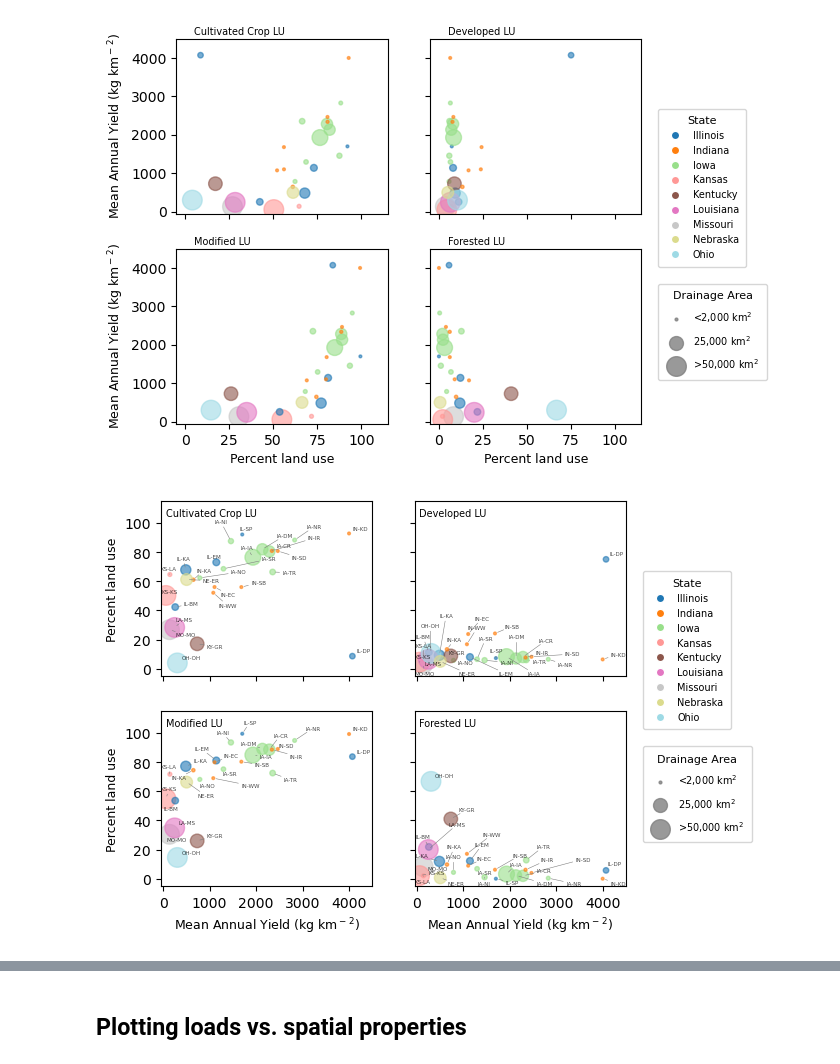
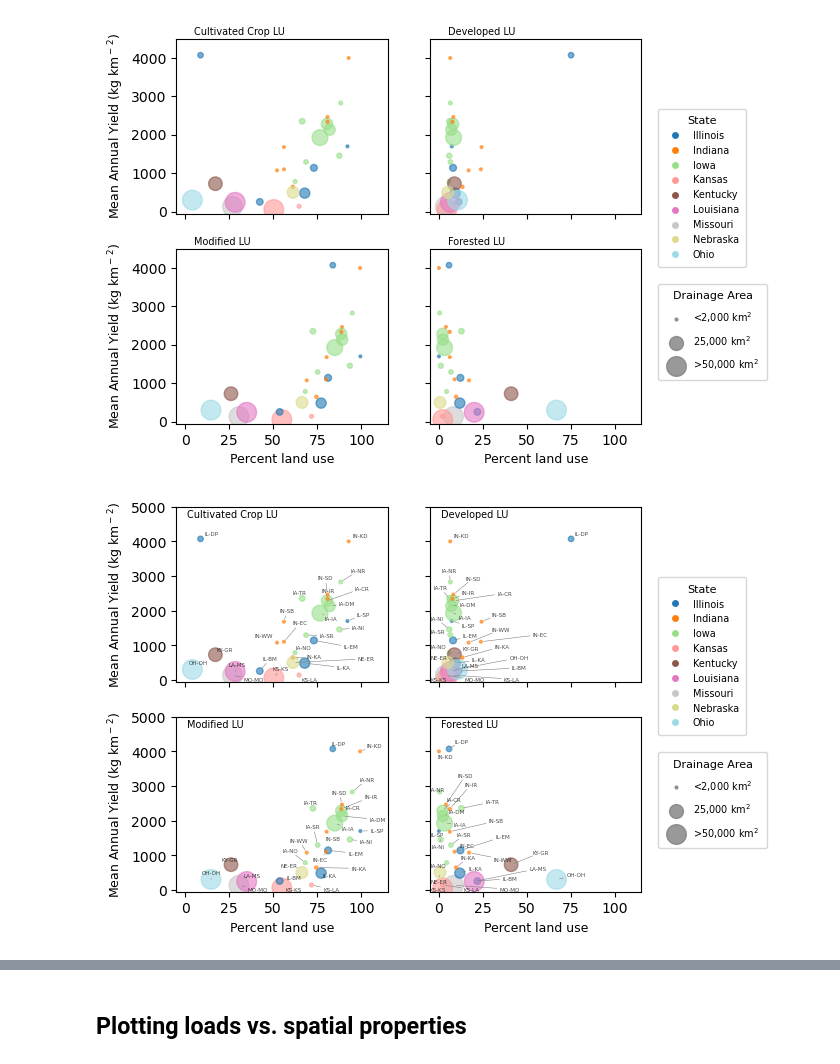
Before and after one commit to danykakbyrnes/STREAM_seasonality, a Jupyter notebook: spatial_data_exploration.ipynb, the cells around one changed output, grey strips where cells are left out. Drawn from its saved outputs; the diff is of its cells as text; code cells hidden in the pictures.

```diff
--- a/spatial_data_exploration.ipynb
+++ b/spatial_data_exploration.ipynb
@@ -220,38 +220,42 @@ size = np.clip(site_load_lu['drainagearea_sqkm'], 1000, 50000)/ marker_scale
 state_codes = site_load_lu['state_name'].astype('category').cat.codes
 
 ax = axes.flatten()
-ax[0].scatter(site_load_lu['yield_kmsq'], site_load_lu['Cultivated Crops'],
+ax[0].scatter(site_load_lu['Cultivated Crops'], site_load_lu['yield_kmsq'],
               s=size,
               alpha=0.6,
-              c=state_codes, cmap=cmap_states) ##colors[0])
+              c=state_codes, cmap=cmap_states)
 
-ax[1].scatter(site_load_lu['yield_kmsq'], site_load_lu['Developed Total'],
+ax[1].scatter(site_load_lu['Developed Total'], site_load_lu['yield_kmsq'],
               s = size,
               alpha=0.6,
               c=state_codes, cmap=cmap_states)
 
-ax[2].scatter(site_load_lu['yield_kmsq'], site_load_lu['Modified Total'],
+ax[2].scatter(site_load_lu['Modified Total'], site_load_lu['yield_kmsq'],
               s = size,
               alpha=0.6,
               c=state_codes, cmap=cmap_states)
 
-ax[3].scatter(site_load_lu['yield_kmsq'], site_load_lu['Forested Total'],
+ax[3].scatter(site_load_lu['Forested Total'], site_load_lu['yield_kmsq'],
               s = size,
               alpha=0.6,
               c=state_codes, cmap=cmap_states)
 
-ax[0].set_ylabel('Percent land use', fontsize=9)
-ax[2].set_ylabel('Percent land use', fontsize=9)
-ax[2].set_xlabel("Mean Annual Yield (kg km$^-$$^2$)", fontsize=9)
-ax[3].set_xlabel("Mean Annual Yield (kg km$^-$$^2$)", fontsize=9)
+ax[0].set_ylabel("Mean Annual Yield (kg km$^-$$^2$)", fontsize=9)
+ax[2].set_ylabel("Mean Annual Yield (kg km$^-$$^2$)", fontsize=9)
+ax[2].set_xlabel('Percent land use', fontsize=9)
+ax[3].set_xlabel('Percent land use', fontsize=9)
 
-ax[0].text(50, 105, 'Cultivated Crop LU', fontsize=7)
-ax[1].text(50, 105, 'Developed LU', fontsize=7)
-ax[2].text(50, 105, 'Modified LU', fontsize=7)
-ax[3].text(50, 105, 'Forested LU', fontsize=7)
+ax[0].text(1, 4700, 'Cultivated Crop LU', fontsize=7)
+ax[1].text(1, 4700, 'Developed LU', fontsize=7)
+ax[2].text(1, 4700, 'Modified LU', fontsize=7)
+ax[3].text(1, 4700, 'Forested LU', fontsize=7)
 
-ax[0].set_xlim([-50,4500])
-ax[0].set_ylim([-5,115])
+ax[0].set_xlim([-5,115])
+ax[0].set_ylim([-50,5000])
+
+legend_sizes = [4, 100, 200]
+legend_labels = ['<2,000 km$^2$', '25,000 km$^2$', '>50,000 km$^2$']
+#legend_labels = [f'{int(s * marker_scale):,} km2' for s in legend_sizes]
 
 # creating a dummy plot so that I can make a legend based on marker size.
 legend_handles_size = [
@@ -270,38 +274,36 @@ legend_handles_colour = [
     Line2D([0], [0], marker='o', color='w', markerfacecolor=cmap_states(norm(i)),
            markersize=6, label=state)
     for i, state in enumerate(unique_states)
 ]
 
 # marker size legend (area)
 fig.legend(handles=legend_handles_size, title='Drainage Area',
            loc='upper left', ncol=1, fontsize=7, title_fontsize=8,
            bbox_to_anchor=(0.92, 0.40),
           labelspacing=0.9,
           borderpad=0.8)
 
 # colour legend (state)
 fig.legend(handles=legend_handles_colour, title='State',
            loc='upper left', ncol=1, fontsize=7, title_fontsize=8,
            bbox_to_anchor=(0.92, 0.75),
           borderpad=0.75)
 
-
 site_load_lu['shorthand_name'] = site_load_lu['STREAM_ID'].map(SHORTHAND_NAMES)
 y_cols = ['Cultivated Crops', 'Developed Total', 'Modified Total', 'Forested Total']
 
 for a, y_col in zip(ax, y_cols):
     texts = [
         a.annotate(row['shorthand_name'],
-                   xy=(row['yield_kmsq'], row[y_col]),
+                   xy=(row[y_col], row['yield_kmsq']),
                    fontsize=4, alpha=0.7)
         for _, row in site_load_lu.iterrows()
     ]
-    adjust_text(texts, ax=a,expand=(2, 2),
-                arrowprops=dict(arrowstyle='-', color='grey', lw=0.4))
+    adjust_text(texts, ax=a,expand=(2, 2), arrowprops=dict(arrowstyle='-', color='grey', lw=0.4))
 
 plt.savefig(f'../OUTPUT/2_spatial_patterns/yield_landuse_marker_area_state_label.png', dpi=600, bbox_inches='tight')
 # %% [output]
-[figure, old version]
+[figure, new version]
 # %%
 basin_characteristics = pd.read_csv(OUTPUT_filepath+'MRB_STREAM_data_basin_characteristics.csv')
 site_load_basinchar = site_agg_loads.merge(basin_characteristics, on="STREAM_ID")
```
Also changed, not shown: parts of 8 cells of this notebook.
